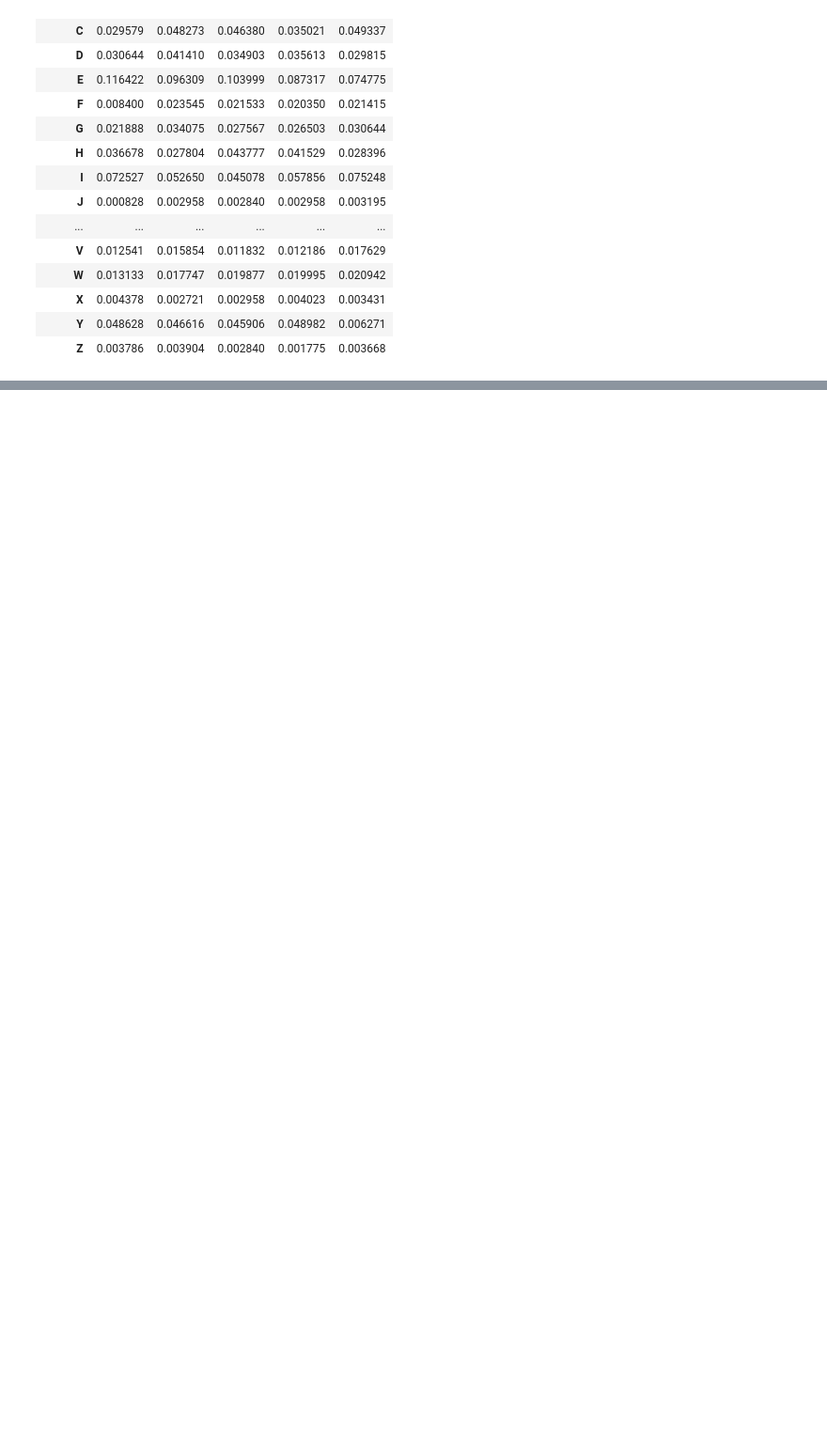
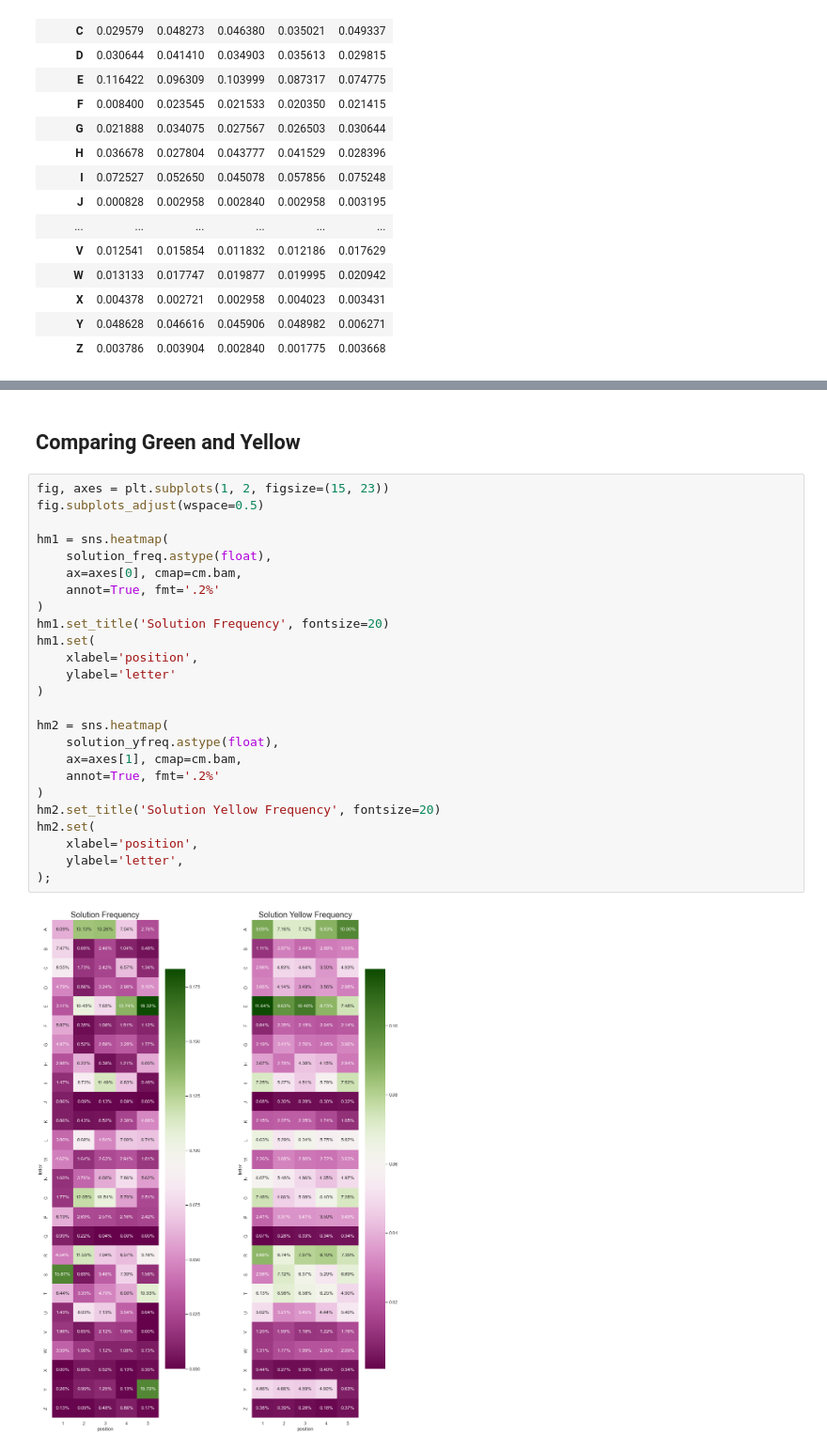
Before and after one commit to vwallen/personal-notebooks, a Jupyter notebook: wordle-letters/wordle-letters.ipynb, the cells around one changed output, grey strips where cells are left out. Shown at 94% size. Drawn from its saved outputs; the diff is of its cells as text; blank space fills up the shorter version.

```diff
--- a/wordle-letters/wordle-letters.ipynb
+++ b/wordle-letters/wordle-letters.ipynb
@@ -263,0 +283,29 @@ hm2 = sns.heatmap(
+# %% [markdown]
+## Comparing Green and Yellow
+# %%
+fig, axes = plt.subplots(1, 2, figsize=(15, 23))
+fig.subplots_adjust(wspace=0.5)
+
+hm1 = sns.heatmap(
+    solution_freq.astype(float),
+    ax=axes[0], cmap=cm.bam,
+    annot=True, fmt='.2%'
+)
+hm1.set_title('Solution Frequency', fontsize=20)
+hm1.set(
+    xlabel='position',
+    ylabel='letter'
+)
+
+hm2 = sns.heatmap(
+    solution_yfreq.astype(float),
+    ax=axes[1], cmap=cm.bam,
+    annot=True, fmt='.2%'
+)
+hm2.set_title('Solution Yellow Frequency', fontsize=20)
+hm2.set(
+    xlabel='position',
+    ylabel='letter',
+);
+# %% [output]
+[figure, added]
```
Also changed, not shown: parts of 13 cells of this notebook.
